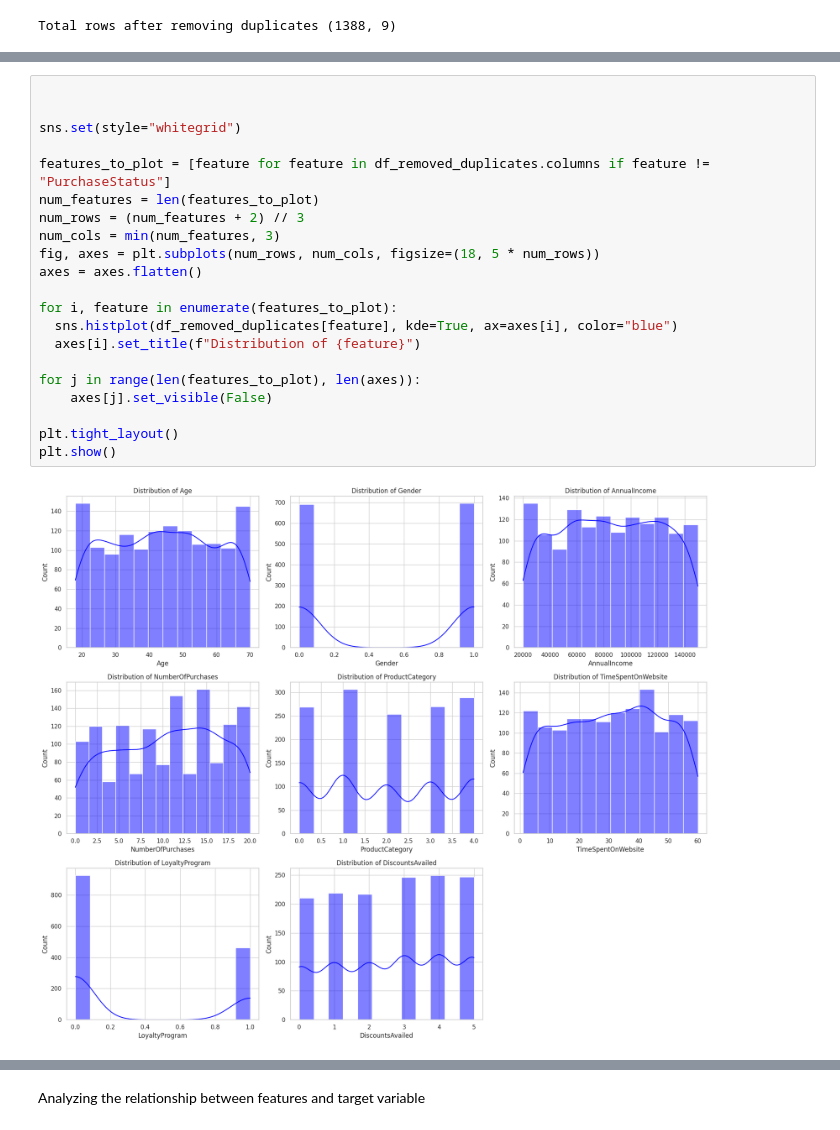
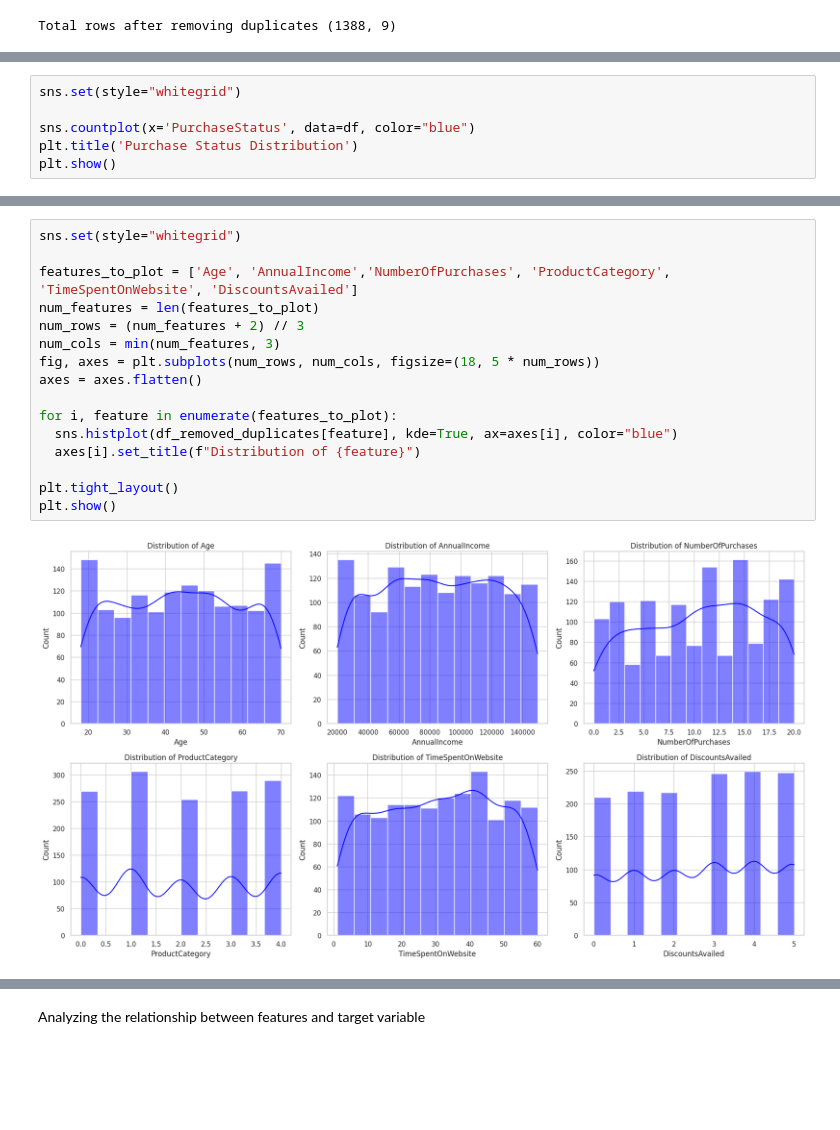
Before and after one commit to negilbabu/Customer-Purchase-Prediction-ML-, a Jupyter notebook: Customer_Purchase_Prediction(ML).ipynb, the cells around one changed output, grey strips where cells are left out. Cells and saved outputs as stored; diff of their text form; blank space fills up the shorter version.

Commit message:
update  visualization

```diff
--- a/Customer_Purchase_Prediction(ML).ipynb
+++ b/Customer_Purchase_Prediction(ML).ipynb
@@ -241,0 +209,6 @@ plt.clf()
+# %%
+sns.set(style="whitegrid")
+
+sns.countplot(x='PurchaseStatus', data=df, color="blue")
+plt.title('Purchase Status Distribution')
+plt.show()
@@ -242,23 +271,18 @@ plt.clf()
 # %%
-
-
 sns.set(style="whitegrid")
 
-features_to_plot = [feature for feature in df_removed_duplicates.columns if feature != "PurchaseStatus"]
+features_to_plot = ['Age', 'AnnualIncome','NumberOfPurchases', 'ProductCategory', 'TimeSpentOnWebsite', 'DiscountsAvailed']
 num_features = len(features_to_plot)
 num_rows = (num_features + 2) // 3
 num_cols = min(num_features, 3)
 fig, axes = plt.subplots(num_rows, num_cols, figsize=(18, 5 * num_rows))
 axes = axes.flatten()
 
 for i, feature in enumerate(features_to_plot):
   sns.histplot(df_removed_duplicates[feature], kde=True, ax=axes[i], color="blue")
   axes[i].set_title(f"Distribution of {feature}")
 
-for j in range(len(features_to_plot), len(axes)):
-    axes[j].set_visible(False)
-
 plt.tight_layout()
 plt.show()
 # %% [output]
-[figure, old version]
+[figure, new version]
```
Also changed, not shown: parts of 37 cells of this notebook.
